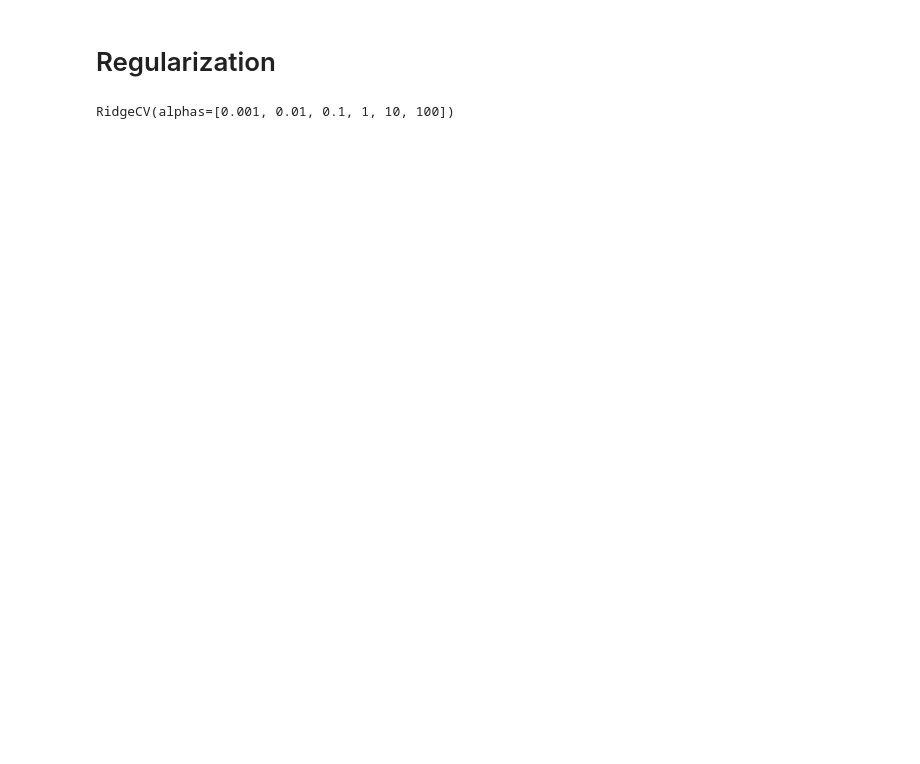
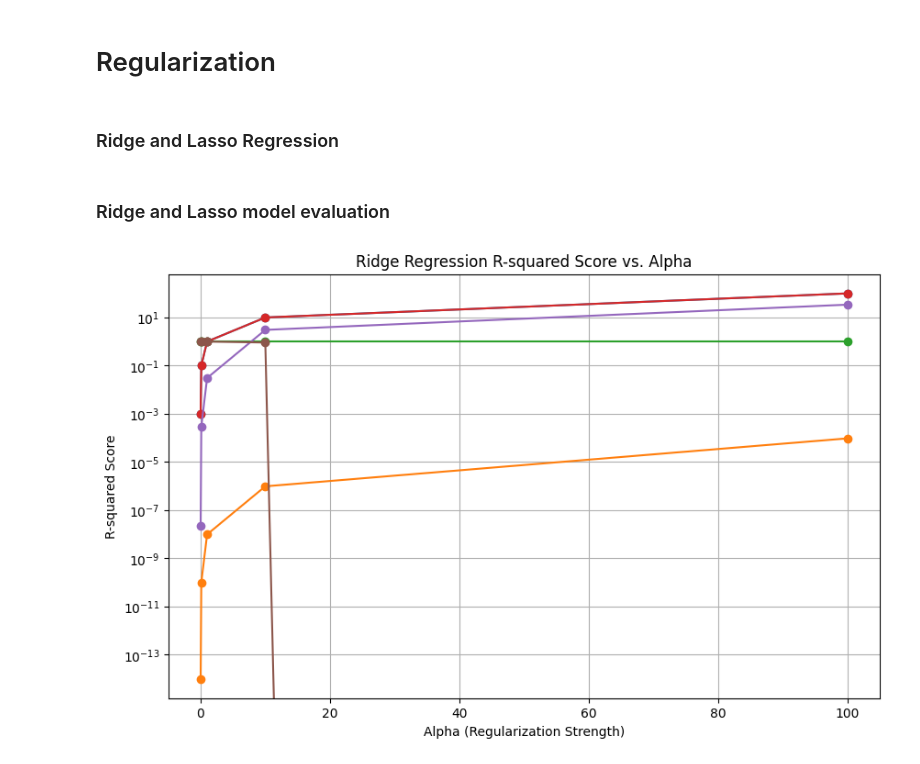
Before and after one commit to rahulbollisetty/ML_assignment_IIITB, a Jupyter notebook: 1.ipynb, the cells around one changed output. Cells and saved outputs as stored; diff of their text form; code cells hidden in the pictures; blank space fills up the shorter version.

```diff
--- a/1.ipynb
+++ b/1.ipynb
@@ -240,15 +242,45 @@ R2 Score:  1.0000
 # %% [markdown]
 # Regularization
-# %%
-from sklearn.linear_model import RidgeCV,LassoCV
-
-alphas = [0.001, 0.01, 0.1, 1, 10, 100]
-ridge_cv = RidgeCV(alphas=alphas)
-lasso_cv = LassoCV(alphas=alphas)
-
-ridge_cv.fit(X_train,y_train)
-# %% [output]
-RidgeCV(alphas=[0.001, 0.01, 0.1, 1, 10, 100])
+# %% [markdown]
+### Ridge and Lasso Regression
+# %%
+from sklearn.linear_model import Ridge,Lasso
+ridge_results = []
+lasso_results = []
+
+alphas = [0.001,0.1,1.0,10.0,100.0]
+
+for alpha in alphas:
+    # ridge
+    ridge_model = Ridge(alpha=alpha)
+    ridge_model.fit(X_train, y_train)
+    ridge_predictions = ridge_model.predict(X_test)
+
+    ridge_mse = mean_squared_error(y_test, ridge_predictions)
+    ridge_r2 = r2_score(y_test, ridge_predictions)
+    ridge_results.append((alpha, ridge_mse, ridge_r2))
+
+    # Lasso
+    lasso_model = Lasso(alpha=alpha)
+    lasso_model.fit(X_train, y_train)
+    lasso_predictions = lasso_model.predict(X_test)
+
+    lasso_mse = mean_squared_error(y_test, lasso_predictions)
+    lasso_r2 = r2_score(y_test, lasso_predictions)
+    lasso_results.append((alpha, lasso_mse, lasso_r2))
+# %% [markdown]
+### Ridge and Lasso model evaluation
+# %%
+plt.figure(figsize=(10, 6))
+plt.semilogy(alphas, ridge_results, marker='o', linestyle='-')
+plt.semilogy(alphas, lasso_results, marker='o', linestyle='-')
+plt.title('Ridge Regression R-squared Score vs. Alpha')
+plt.xlabel('Alpha (Regularization Strength)')
+plt.ylabel('R-squared Score')
+plt.grid(True)
+plt.show()
+# %% [output]
+[figure, added]
 # %%
 print("Linear Regression: ")
 y_pred = l.predict(X_test)
```
Also changed, not shown: parts of 13 cells of this notebook, 3 other files.
